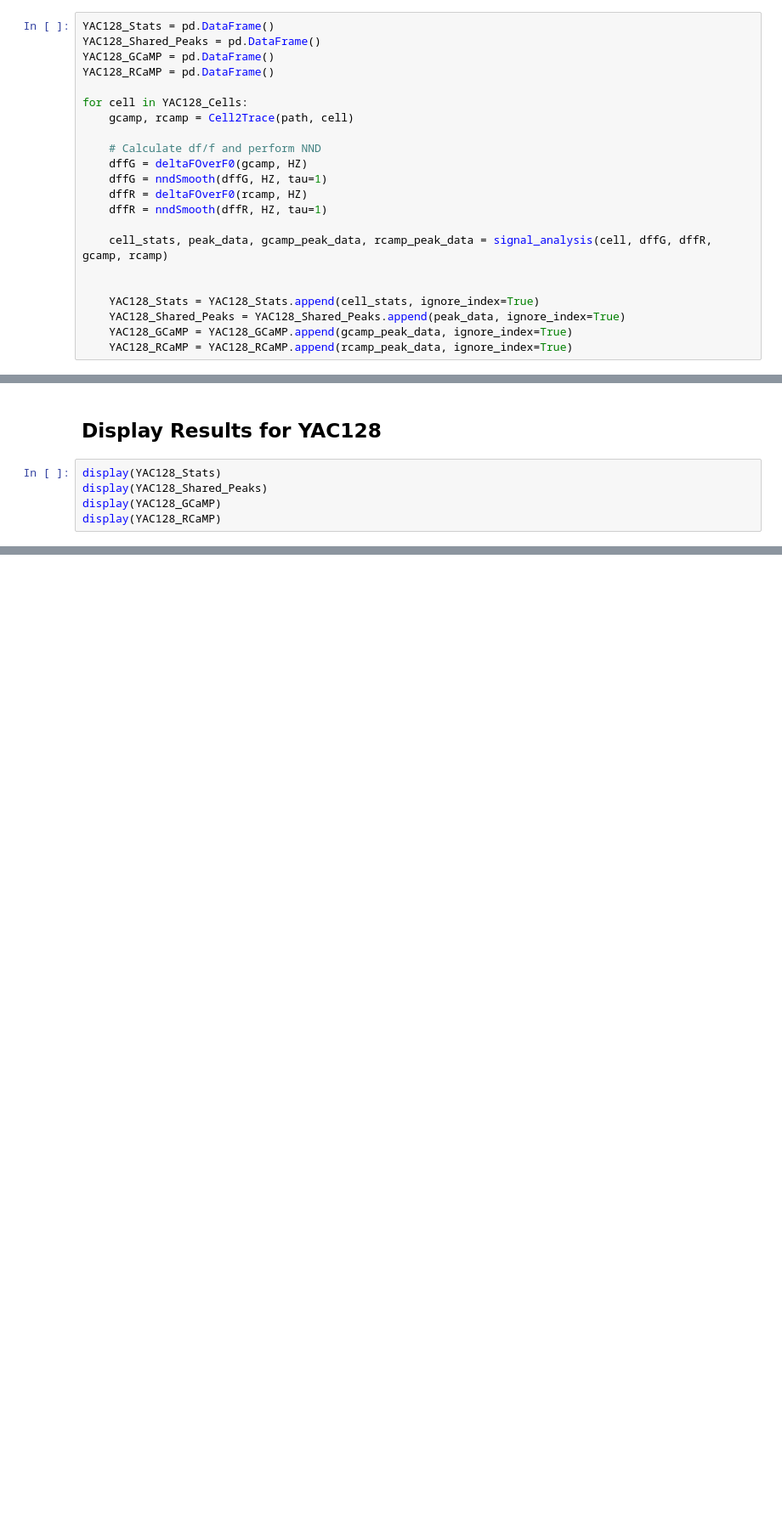
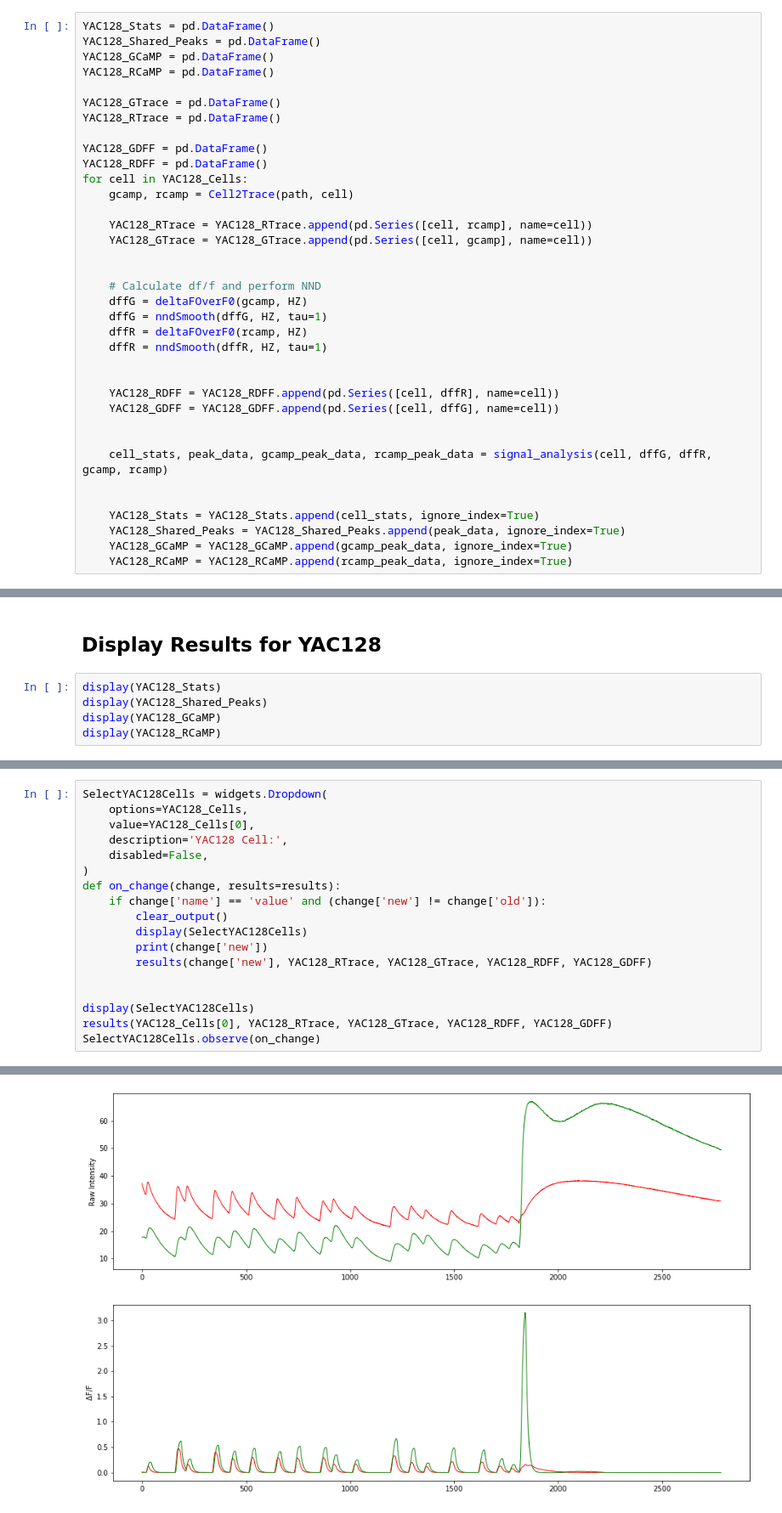
Before and after one commit to ubcbraincircuits/nuclear_cytosol_segmentation, a Jupyter notebook: python_notebook/ROI_Detection_Batch_V2.ipynb, the cells around one changed output, grey strips where cells are left out. Shown at 85% size. Saved outputs shown, nothing was run; the diff lists cells and outputs as text; blank space fills up the shorter version.

```diff
--- a/python_notebook/ROI_Detection_Batch_V2.ipynb
+++ b/python_notebook/ROI_Detection_Batch_V2.ipynb
@@ -592,14 +702,28 @@ YAC128_Shared_Peaks = pd.DataFrame()
 YAC128_GCaMP = pd.DataFrame()
 YAC128_RCaMP = pd.DataFrame()
 
+YAC128_GTrace = pd.DataFrame()
+YAC128_RTrace = pd.DataFrame()
+
+YAC128_GDFF = pd.DataFrame()
+YAC128_RDFF = pd.DataFrame()
 for cell in YAC128_Cells:
     gcamp, rcamp = Cell2Trace(path, cell)
+
+    YAC128_RTrace = YAC128_RTrace.append(pd.Series([cell, rcamp], name=cell))
+    YAC128_GTrace = YAC128_GTrace.append(pd.Series([cell, gcamp], name=cell))
+
 
     # Calculate df/f and perform NND
     dffG = deltaFOverF0(gcamp, HZ)
     dffG = nndSmooth(dffG, HZ, tau=1)
     dffR = deltaFOverF0(rcamp, HZ)
     dffR = nndSmooth(dffR, HZ, tau=1)
+
+
+    YAC128_RDFF = YAC128_RDFF.append(pd.Series([cell, dffR], name=cell))
+    YAC128_GDFF = YAC128_GDFF.append(pd.Series([cell, dffG], name=cell))
+
 
     cell_stats, peak_data, gcamp_peak_data, rcamp_peak_data = signal_analysis(cell, dffG, dffR, gcamp, rcamp)
 
@@ -624,0 +774,19 @@ display(YAC128_RCaMP)
+# %%
+SelectYAC128Cells = widgets.Dropdown(
+    options=YAC128_Cells,
+    value=YAC128_Cells[0],
+    description='YAC128 Cell:',
+    disabled=False,
+)
+def on_change(change, results=results):
+    if change['name'] == 'value' and (change['new'] != change['old']):
+        clear_output()
+        display(SelectYAC128Cells)
+        print(change['new'])
+        results(change['new'], YAC128_RTrace, YAC128_GTrace, YAC128_RDFF, YAC128_GDFF)
+
+
+display(SelectYAC128Cells)
+results(YAC128_Cells[0], YAC128_RTrace, YAC128_GTrace, YAC128_RDFF, YAC128_GDFF)
+SelectYAC128Cells.observe(on_change)
+# %% [output]
@@ -624,0 +795 @@ display(YAC128_RCaMP)
+[figure, added]
```
Also changed, not shown: parts of 13 cells of this notebook.
